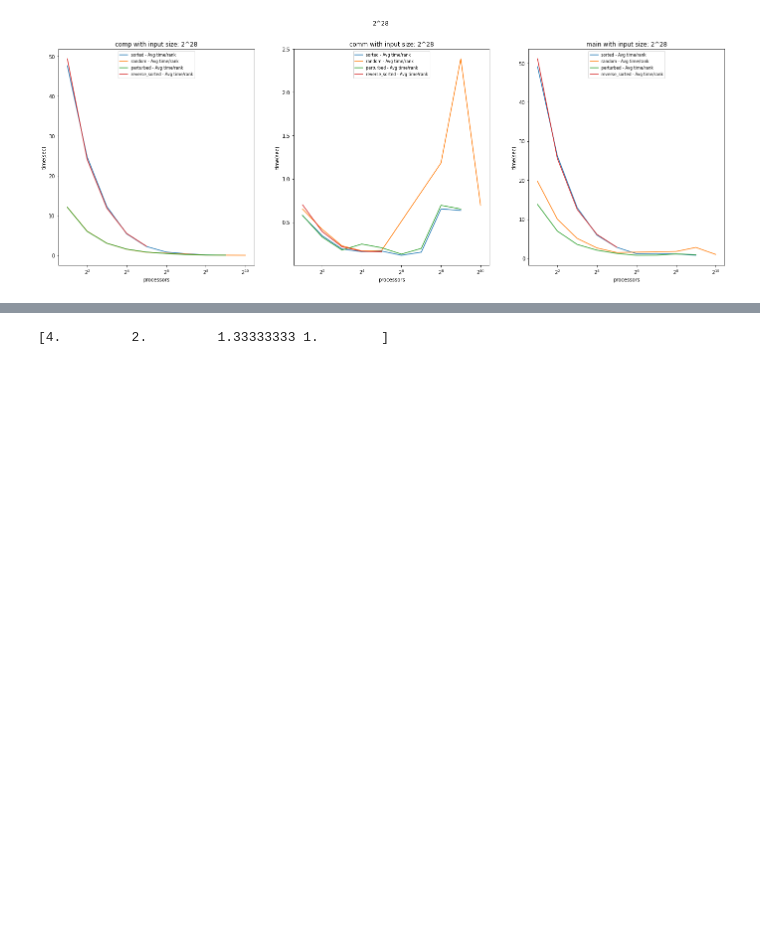
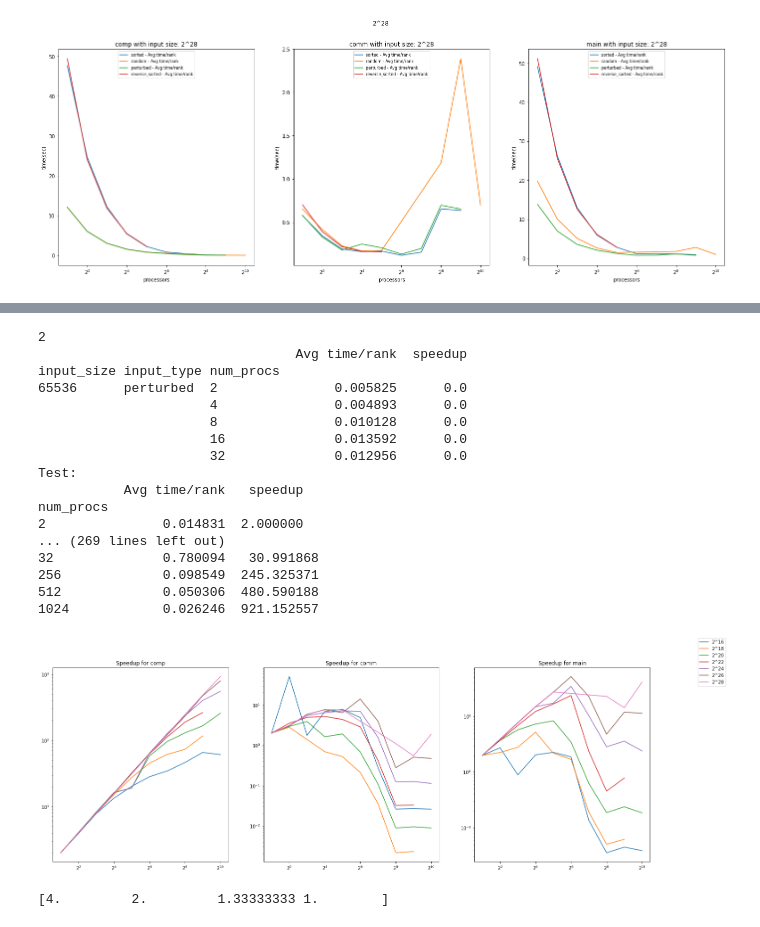
Before and after one commit to rsingh032503/Project_2024, a Jupyter notebook: radix_sort/radix_sort_analysis.ipynb, the cells around one changed output, grey strips where cells are left out. Saved outputs shown, nothing was run; the diff lists cells and outputs as text; code cells hidden in the pictures; blank space fills up the shorter version.

```diff
--- a/radix_sort/radix_sort_analysis.ipynb
+++ b/radix_sort/radix_sort_analysis.ipynb
@@ -161,15 +160,3 @@ saving at: multi_26.png
 [figure]
 saving at: multi_28.png
 [figure]
-# %%
-cont = True
-for node in tk.graph.traverse():
-    if(node.frame["name"] != "main"):
-        continue
-
-
-    df = tk.dataframe.loc[node, ["Avg time/rank"]]
-    #print(node.frame["name"])
-    for mat_size in input_sizes:
-        df.loc[2**mat_size,'random']['speedup'] = df.loc[2**mat_size,'random',2]*2/df.loc[2**mat_size,'random']
-        print(f"input size: {mat_size}, time: {df.loc[2**mat_size,'random']}")
@@ -194,3 +163,55 @@ num_procs
+# %%
+cont = True
+
+fig, ax = plt.subplots(1,3)
+fig.set_figheight(8)
+fig.set_figwidth(24)
+for node in tk.graph.traverse():
+    if(node.frame["name"] not in ["comp","comm","main"]):
+        continue
+
+    ind = ["comp","comm","main"].index(node.frame["name"])
+    print(ind)
+
+    df = tk.dataframe.loc[node, ["Avg time/rank"]]
+    df['speedup'] = np.zeros(df.shape[0])
+    print(df.head())
+    #print(node.frame["name"])
+    for mat_size in input_sizes:
+        #print(f"Test 1:\n{df['Avg time/rank'].loc[2**mat_size,'random',2]*2}")
+        #print(f"Test 2:\n{(df['Avg time/rank'].loc[2**mat_size,'random',2]*2)/df['Avg time/rank'].loc[2**mat_size,'random']}")
+        df['speedup'].loc[2**mat_size,'random'] = ((df['Avg time/rank'].loc[2**mat_size,'random',2]*2)/df['Avg time/rank'].loc[2**mat_size,'random']).values
+        ax[ind].plot(df['speedup'].loc[2**mat_size,'random'])
+        print(f"Test:\n{df.loc[2**mat_size,'random']}")
+        #print(f"input size: {mat_size}, time: {df.loc[2**mat_size,'random']}")
+
+        ax[ind].set_xscale('log',base = 2)
+        ax[ind].set_yscale('log',base = 10)
+
+        ax[ind].set_title(f'Speedup for {["comp","comm","main"][ind]}')
+
+leg = [f"2^{x}" for x in input_sizes]
+fig.legend(leg)
+fig.show()
+# %% [output]
+2
+                                 Avg time/rank  speedup
+input_size input_type num_procs
+65536      perturbed  2               0.005825      0.0
+                      4               0.004893      0.0
+                      8               0.010128      0.0
+                      16              0.013592      0.0
+                      32              0.012956      0.0
+Test:
+           Avg time/rank   speedup
+num_procs
+2               0.014831  2.000000
+... (269 lines left out)
+32              0.780094   30.991868
+256             0.098549  245.325371
+512             0.050306  480.590188
+1024            0.026246  921.152557
+[figure, added]
 # %%
 import numpy as np
 
```
Also changed, not shown: parts of 2 cells of this notebook.
